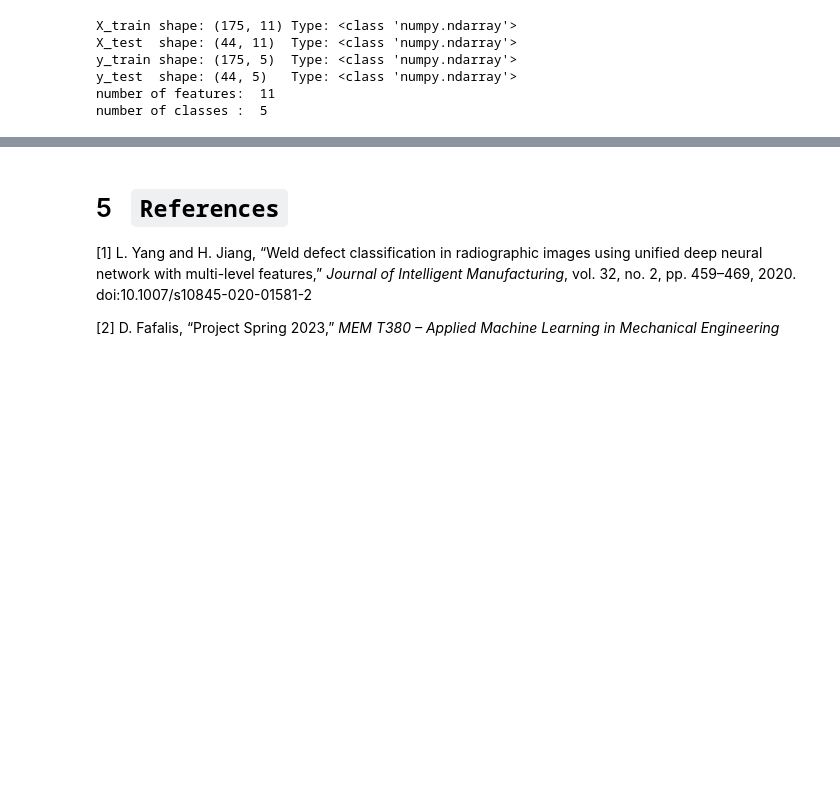
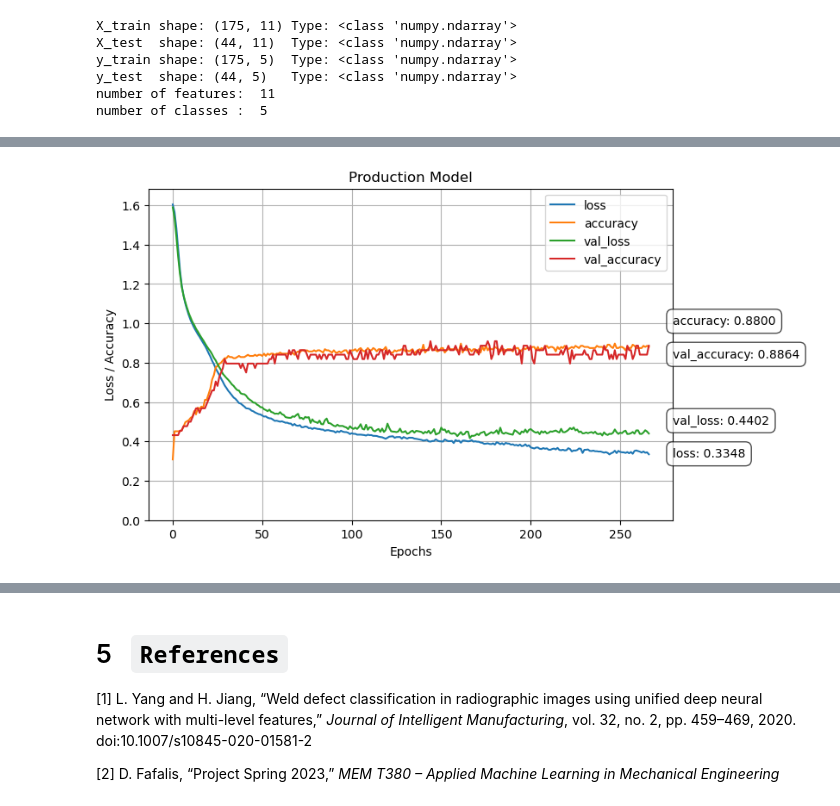
Before and after one commit to sokosaa/Machine-Learning-in-Mechanical-Engineering, a Jupyter notebook: project/project.ipynb, the cells around one changed output, grey strips where cells are left out. Saved outputs shown, nothing was run; the diff lists cells and outputs as text; code cells hidden in the pictures; blank space fills up the shorter version.

```diff
--- a/project/project.ipynb
+++ b/project/project.ipynb
@@ -293,0 +434,37 @@ Color coded to show resembelance to the paper's architecture:
+# %%
+model_prod = unified_DNN(n_features, n_classes, hidden_nodes=[[6, 3], [5, 3], [5, 4]], optimizer='rmsprop', learning_rate=0.001, regularization_factor=0.01)
+early_stop_prod = EarlyStopping(monitor='val_loss', patience=100)
+model_prod_fit = model_prod.fit(X_train, Y_train, validation_data=(X_test, Y_test), verbose=0, batch_size=1, epochs=1000, callbacks=[early_stop_prod])
+# %%
+# extract metrics info
+maxes = []
+for met in model_prod_fit.history.keys():
+    maxes.append(max(model_prod_fit.history[met]))
+mmax = max(maxes)
+
+metrics_df = pd.DataFrame(model_prod_fit.history)
+
+# plot metrics
+fig, ax = plt.subplots(figsize=(9, 5))
+metrics_df.plot(ax=ax)
+plt.grid(True)
+plt.gca().set_ylim(0, 1.05*mmax)
+plt.xlabel('Epochs')
+plt.ylabel('Loss / Accuracy')
+plt.title('Production Model')
+
+
+plt.subplots_adjust(right=0.8) # increase right margin
+
+positions = [0.2, 0.6, 0.3, 0.5]  # manually define vertical positions of text boxes (loss, accuracy, val_loss, val_accuracy)
+
+for idx, col in enumerate(metrics_df.columns):
+    final_val_y = metrics_df[col].iat[-1]
+    final_val_text = f'{col}: {final_val_y:.4f}'
+    plt.text(1, positions[idx], final_val_text,  # use positions[idx] as the vertical position
+             ha='left', va='center', transform=ax.transAxes,
+             bbox=dict(facecolor='white', alpha=0.7, edgecolor='black', boxstyle='round,pad=0.5'))
+
+plt.show()
+# %% [output]
+[figure, added]
```
Also changed, not shown: parts of 26 cells of this notebook, 4 other files.
